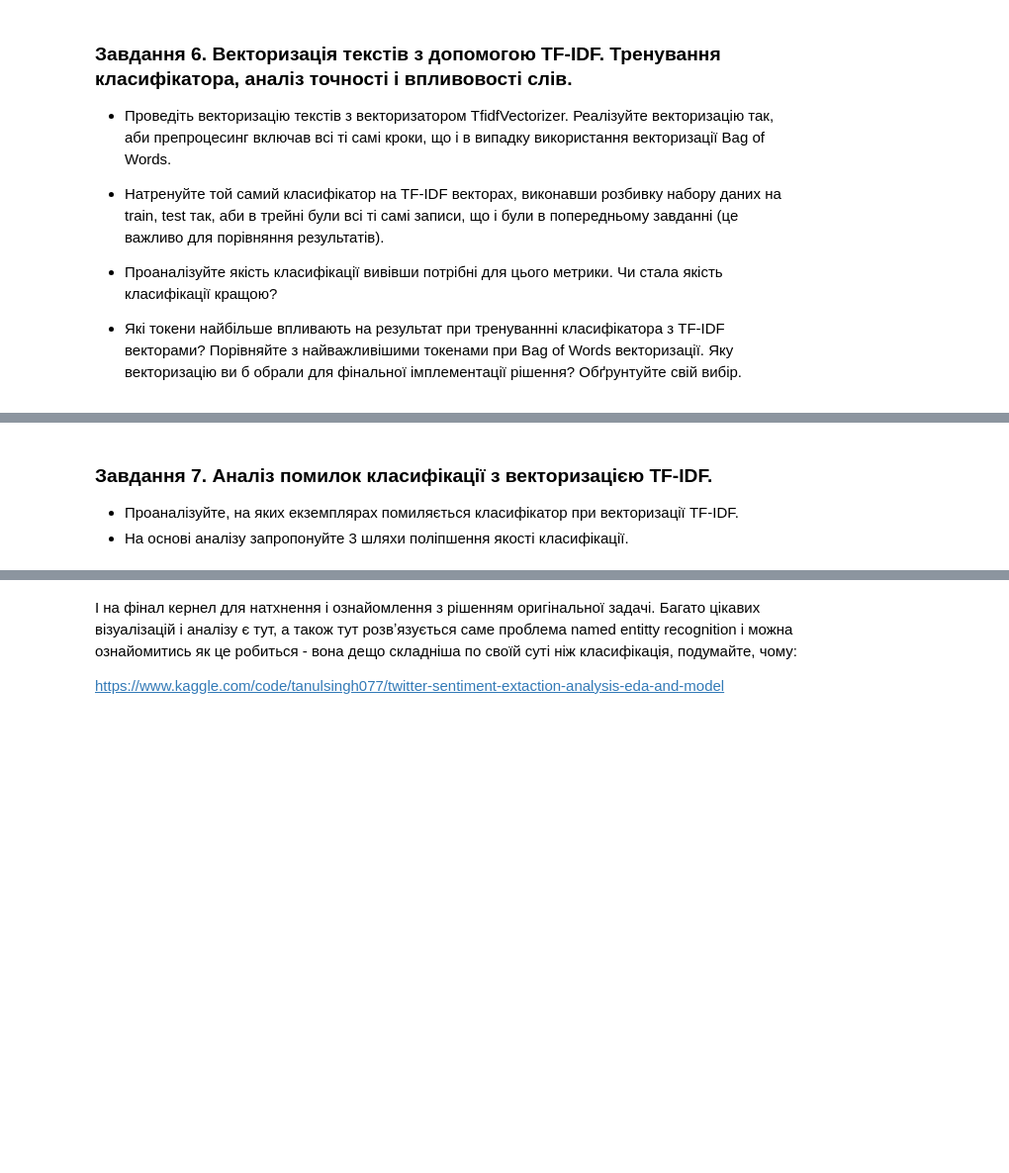
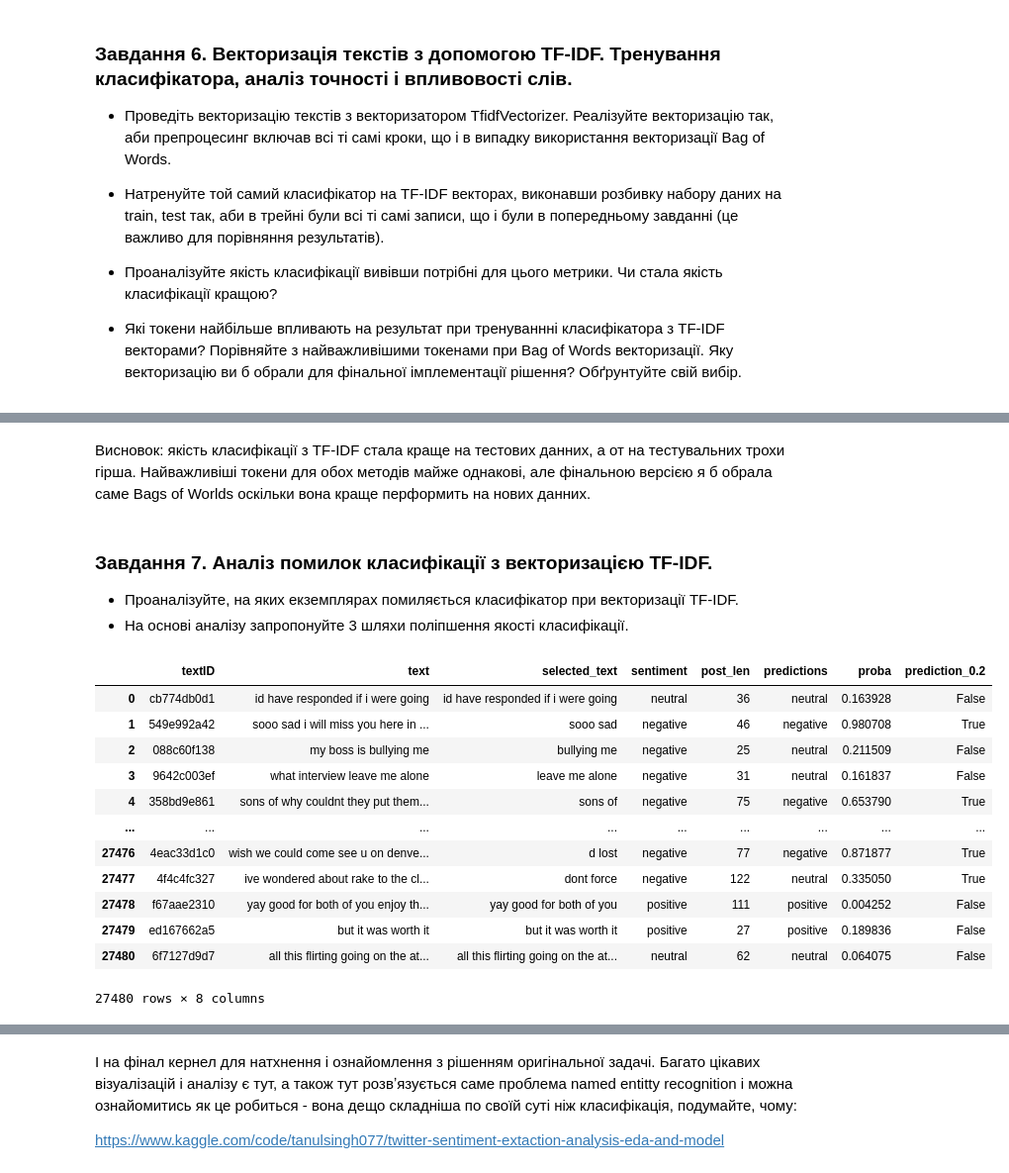
Before and after one commit to nikishkaaa/ML-Course, a Jupyter notebook: "HW_NLP_Classification_ipynb".ipynb, the cells around one changed output, grey strips where cells are left out. Shown at 99% size. Saved outputs shown, nothing was run; the diff lists cells and outputs as text; code cells hidden in the pictures; blank space fills up the shorter version.

```diff
--- a/"HW_NLP_Classification_ipynb".ipynb
+++ b/"HW_NLP_Classification_ipynb".ipynb
@@ -327,0 +431,4 @@ array([[0.10335362, 0.80258191, 0.09406447],
+# %%
+inputs_tfidf = vectorizer_tfidf.fit_transform(df.text)
+# %%
+X_train, X_test, y_train, y_test = train_test_split(inputs_tfidf, df.sentiment, random_state=42, test_size=0.3, stratify=df.sentiment)
@@ -328,5 +469,26 @@ array([[0.10335362, 0.80258191, 0.09406447],
+# %% [markdown]
+Висновок: якість класифікації з TF-IDF стала краще на тестових данних, а от на тестувальних трохи гірша. Найважливіші токени для обох методів майже однакові, але фінальною версією я б обрала саме Bags of Worlds оскільки вона краще перформить на нових данних.
 # %% [markdown]
 ### Завдання 7. Аналіз помилок класифікації з векторизацією TF-IDF.
 
 - Проаналізуйте, на яких екземплярах помиляється класифікатор при векторизації TF-IDF.
 - На основі аналізу запропонуйте 3 шляхи поліпшення якості класифікації.
+# %%
+df['predictions'] = xgb_clf.predict(inputs_tfidf)
+category_mapping = {0: 'negative', 1: 'neutral', 2: 'positive'}
+df = df.replace(category_mapping)
+df
+# %% [output]
+|  | textID | text | selected_text | sentiment | post_len | predictions | proba | prediction_0.2 |
+| 0 | cb774db0d1 | id have responded if i were going | id have responded if i were going | neutral | 36 | neutral | 0.163928 | False |
+| 1 | 549e992a42 | sooo sad i will miss you here in ... | sooo sad | negative | 46 | negative | 0.980708 | True |
+| 2 | 088c60f138 | my boss is bullying me | bullying me | negative | 25 | neutral | 0.211509 | False |
+| 3 | 9642c003ef | what interview leave me alone | leave me alone | negative | 31 | neutral | 0.161837 | False |
+| 4 | 358bd9e861 | sons of why couldnt they put them... | sons of | negative | 75 | negative | 0.653790 | True |
+| ... | ... | ... | ... | ... | ... | ... | ... | ... |
+| 27476 | 4eac33d1c0 | wish we could come see u on denve... | d lost | negative | 77 | negative | 0.871877 | True |
+| 27477 | 4f4c4fc327 | ive wondered about rake to the cl... | dont force | negative | 122 | neutral | 0.335050 | True |
+| 27478 | f67aae2310 | yay good for both of you enjoy th... | yay good for both of you | positive | 111 | positive | 0.004252 | False |
+| 27479 | ed167662a5 | but it was worth it | but it was worth it | positive | 27 | positive | 0.189836 | False |
+| 27480 | 6f7127d9d7 | all this flirting going on the at... | all this flirting going on the at... | neutral | 62 | neutral | 0.064075 | False |
+27480 rows × 8 columns
```
Also changed, not shown: parts of 33 cells of this notebook.
